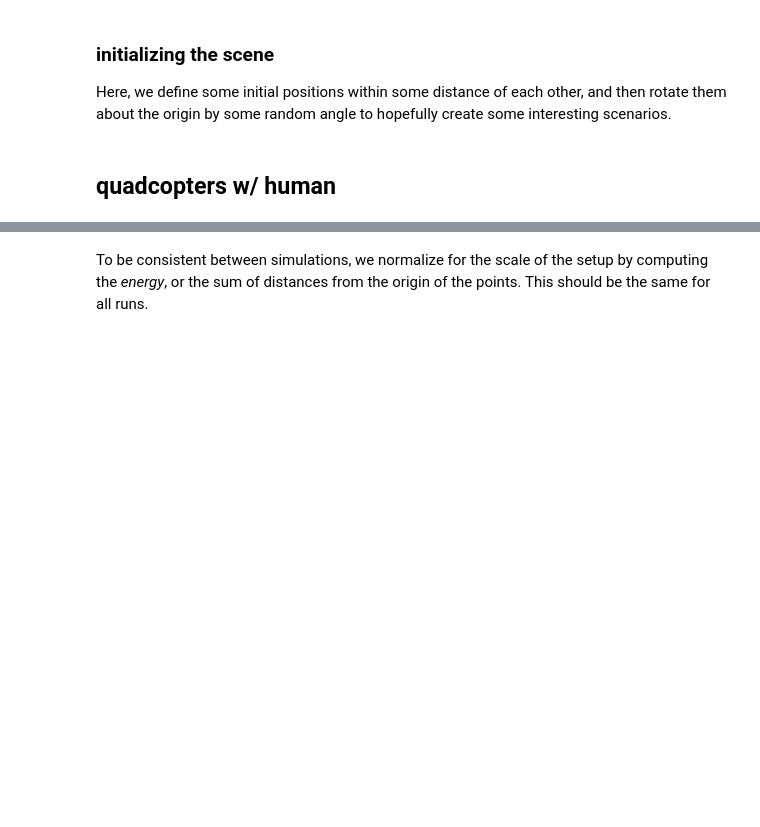
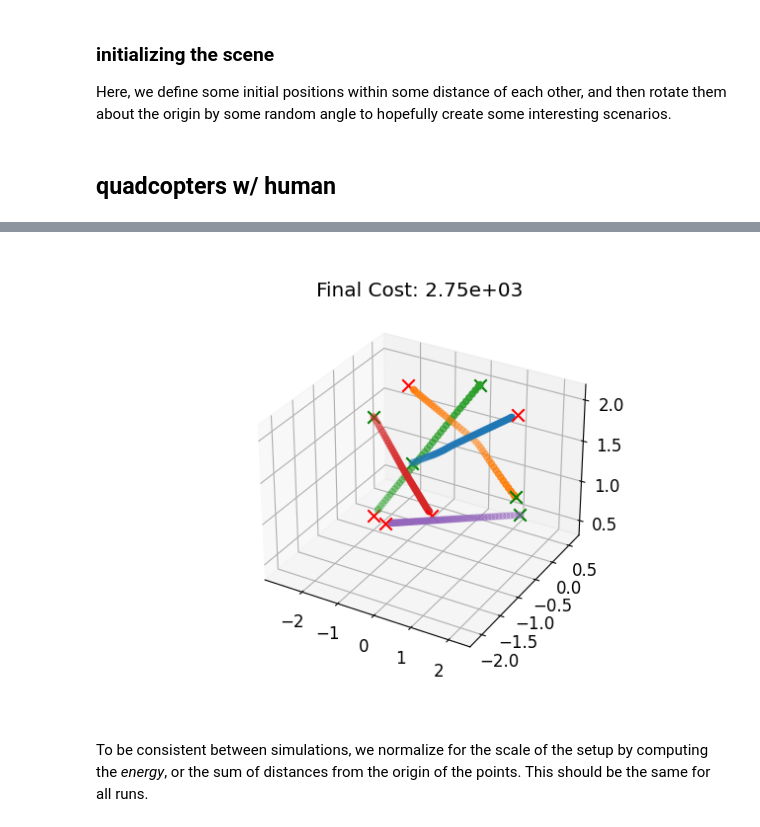
Before and after one commit to labicon/dp-ilqr, a Jupyter notebook: run/main.ipynb, the cells around one changed output, grey strips where cells are left out. Drawn from its saved outputs; the diff is of its cells as text; code cells hidden in the pictures; blank space fills up the shorter version.

```diff
--- a/run/main.ipynb
+++ b/run/main.ipynb
@@ -34,6 +34,3 @@ plt.rcParams['axes.grid'] = False
 plt.rc('font',size=12)
 plt.rc('font',family='palatino')
 plt.rc('axes',labelsize=14)
-# %%
-import seaborn as sns
-sns.set()
@@ -264,0 +390,2 @@ solver = dec.ilqrSolver(problem, N)
+# %%
+X, U, J = solver.solve(x0, U0)
@@ -265,3 +410,8 @@ solver = dec.ilqrSolver(problem, N)
+# %%
+plt.figure()
+plot_solve(X, J, xf, x_dims, True, 3)
+# %% [output]
+[figure, added]
 # %%
 U0 = np.zeros((N, n_agents*n_controls))
 X, U, J, _ = dec.solve_centralized(solver, x0, U0, ids, True)
```
Also changed, not shown: parts of 11 cells of this notebook.
